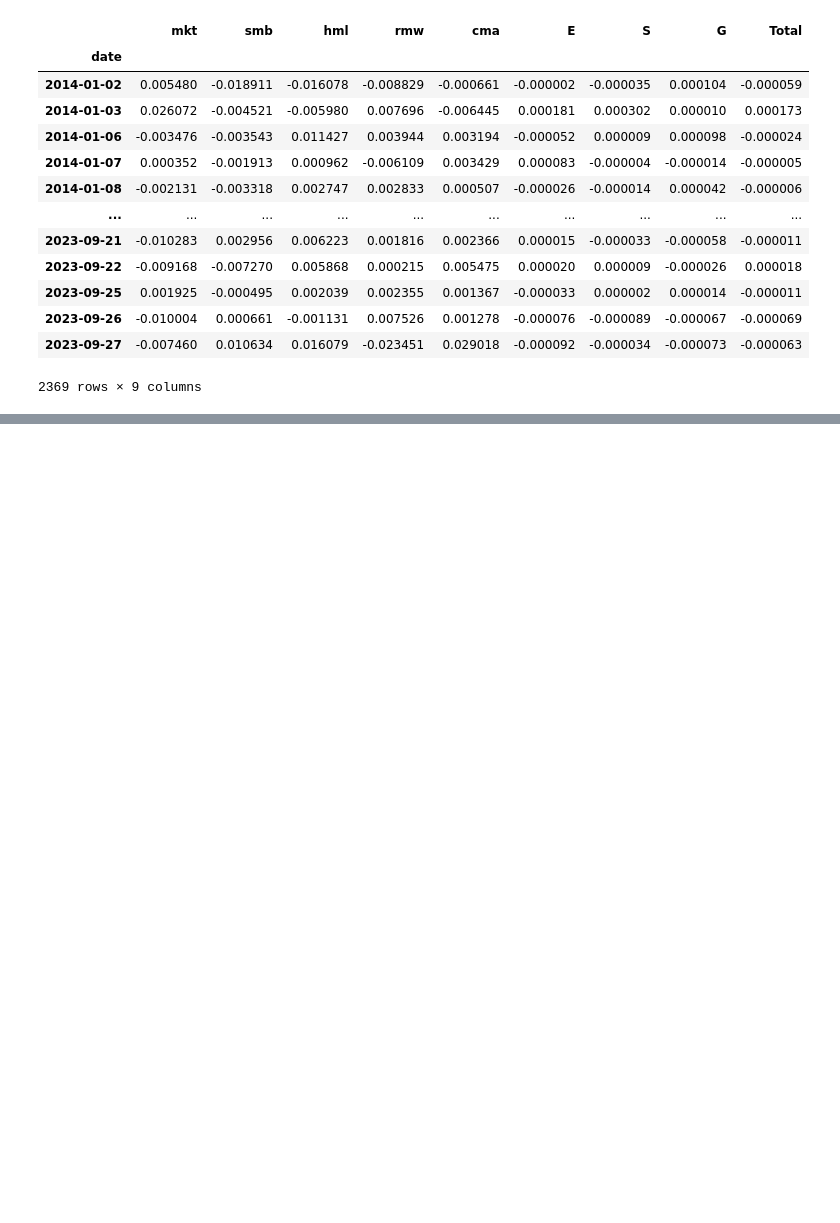
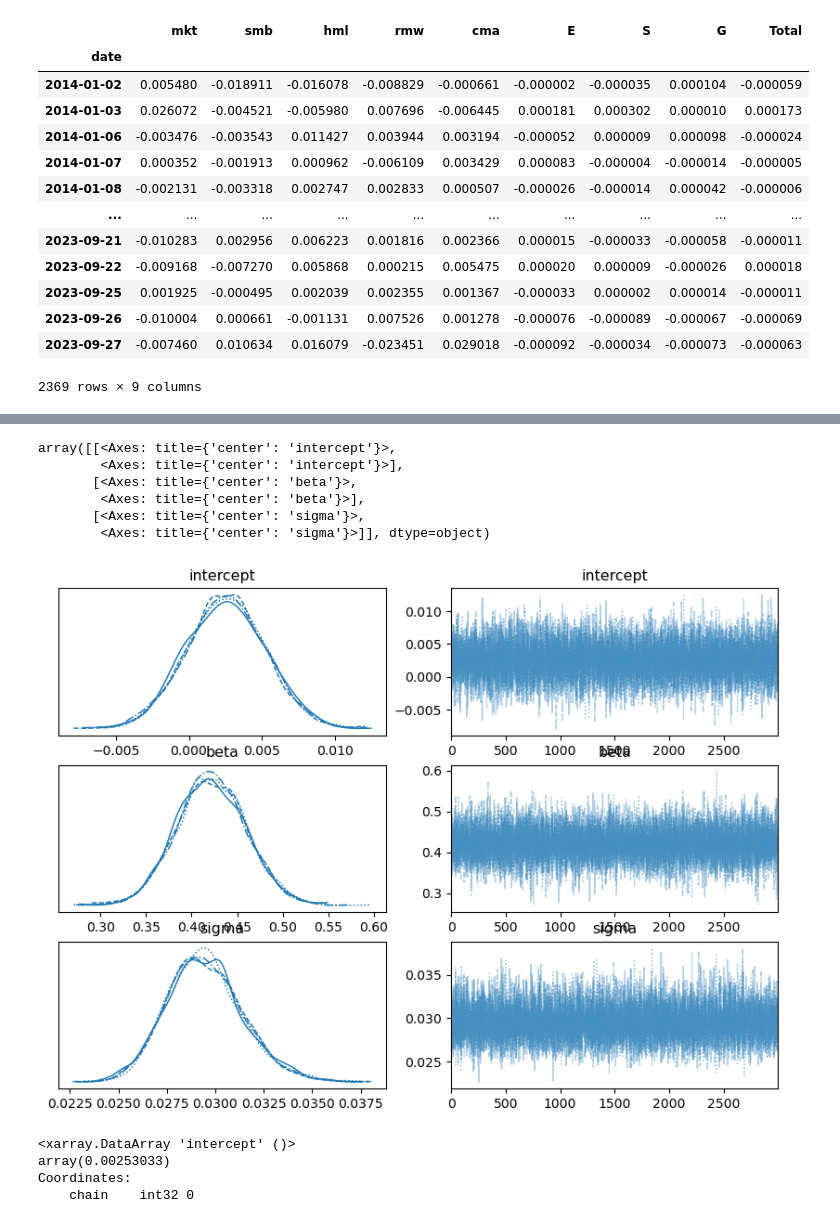
Before and after one commit to Eakkarat-Patt/qc-lseg-hackathon-2024, a Jupyter notebook: factor_modeling.ipynb, the cells around one changed output, grey strips where cells are left out. Drawn from its saved outputs; the diff is of its cells as text; code cells hidden in the pictures; blank space fills up the shorter version.

```diff
--- a/factor_modeling.ipynb
+++ b/factor_modeling.ipynb
@@ -91,3 +66,5 @@ df
+# %%
+df = df.resample('M').agg(lambda x: (x+1).prod()-1)
 # %%
 import statsmodels.api as sm
 import statsmodels.formula.api as smf
@@ -96,3 +71,9 @@ model = smf.ols('stock_ret ~ mkt', data=df).fit()
+# %%
+Y = df.mkt
+X = df.stock_ret
+# X = sm.add_constant(X)
+# %%
+model = sm.OLS(Y, X).fit()
 # %%
 print(model.summary())
 # %% [output]
@@ -132,0 +104,9 @@ df
+# %%
+with Model() as model:
+    sigma = HalfCauchy("sigma", beta=20)
+    intercept = Normal("intercept", 0, sigma=20)
+    beta = Normal("beta", 0, sigma=20)
+    mu = X.values*beta + intercept
+    likelihood = Normal("Y", mu=mu, sigma=sigma, observed=Y)
+
+    idata = sample(3000)
@@ -132,0 +120,17 @@ df
+# %%
+az.plot_trace(idata, figsize=(10, 7))
+# %% [output]
+array([[<Axes: title={'center': 'intercept'}>,
+        <Axes: title={'center': 'intercept'}>],
+       [<Axes: title={'center': 'beta'}>,
+        <Axes: title={'center': 'beta'}>],
+       [<Axes: title={'center': 'sigma'}>,
+        <Axes: title={'center': 'sigma'}>]], dtype=object)
+[figure, added]
+# %%
+idata.posterior.intercept[0,:].mean()
+# %% [output]
+<xarray.DataArray 'intercept' ()>
+array(0.00253033)
+Coordinates:
+    chain    int32 0
```
Also changed, not shown: parts of 15 cells of this notebook, 1 other file.
